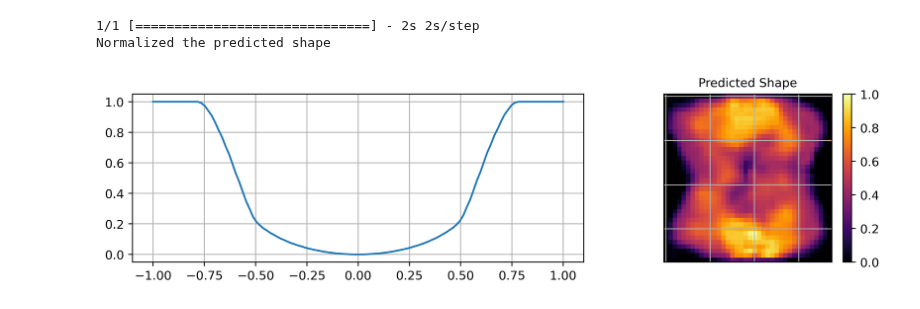
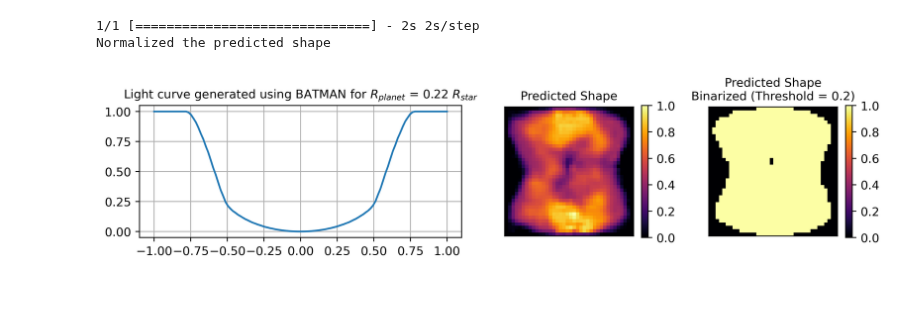
Before and after one commit to abrahammathews2000/mega, a Jupyter notebook: ml_training/tutorial/juliet/hats46/batman_model_lc.ipynb, the cells around one changed output. Saved outputs shown, nothing was run; the diff lists cells and outputs as text; code cells hidden in the pictures.

```diff
--- a/ml_training/tutorial/juliet/hats46/batman_model_lc.ipynb
+++ b/ml_training/tutorial/juliet/hats46/batman_model_lc.ipynb
@@ -176,23 +181,38 @@ _________________________________________________________________
 2024-01-24 19:21:15.085248: I tensorflow/compiler/xla/stream_executor/cuda/cuda_dnn.cc:424] Loaded cuDNN version 8600
 1/1 [==============================] - 2s 2s/step
 Normalized the predicted shape
+# %%
+def binarize_predicted_image(org_image_array):
+    # binarize_predicted_image_array = np.zeros((int(org_image_array.shape[0]),int(org_image_array.shape[1]),int(org_image_array.shape[2])))
+    binarize_predicted_image_array = np.copy(org_image_array)
+    binarize_predicted_image_array[binarize_predicted_image_array>=0.2] = 1
+    binarize_predicted_image_array[binarize_predicted_image_array<0.2] = 0
+    return(binarize_predicted_image_array)
+
+binarize_predicted_image_array = binarize_predicted_image(local_view_predict_shape)
 # %%
 # plot the prediction of a single Kepler light curve
 # you can give the index
+
+# Plotting with binarizing also
 plt.rcParams['figure.dpi'] = 400
-fig,ax=plt.subplots(1,2, figsize=(11,2.5), gridspec_kw={ 'width_ratios': [2,1],
+fig,ax=plt.subplots(1,3, figsize=(11,2), gridspec_kw={ 'width_ratios': [2,1,1],
 'wspace': 0.2,'hspace': 0.4})
 
-# ax[0].set_title(f'Interpolated KIC {kepid_array[selected_kepler_index_elem]} |{av_training_set_array[selected_kepler_index_elem]}',size=10)
+ax[0].set_title(r'Light curve generated using BATMAN for $R_{planet}$ = 0.22 $R_{star}$',size=10)
 ax[0].plot(np.linspace(-1.0,1.0,len(lc_test_sampled[0])),lc_test_sampled[0])
 ax[0].grid('on')
 
 ax[1].set_title(f'Predicted Shape',size=10)
 img = ax[1].imshow(local_view_predict_shape[0],cmap='inferno')
 plt.colorbar(img)
 ax[1].tick_params(left = False, right = False , labelleft = False ,labelbottom = False, bottom = False)
-ax[1].grid('on')
+
+ax[2].set_title(f'Predicted Shape\nBinarized (Threshold = 0.2)',size=10)
+img = ax[2].imshow(binarize_predicted_image_array[0],cmap='inferno')
+plt.colorbar(img)
+ax[2].tick_params(left = False, right = False , labelleft = False ,labelbottom = False, bottom = False)
 # %% [output]
-[figure, old version]
+[figure, new version]
 # %%
 # Subtract 8bit and batman
```
Also changed, not shown: parts of 1 cell of this notebook.
